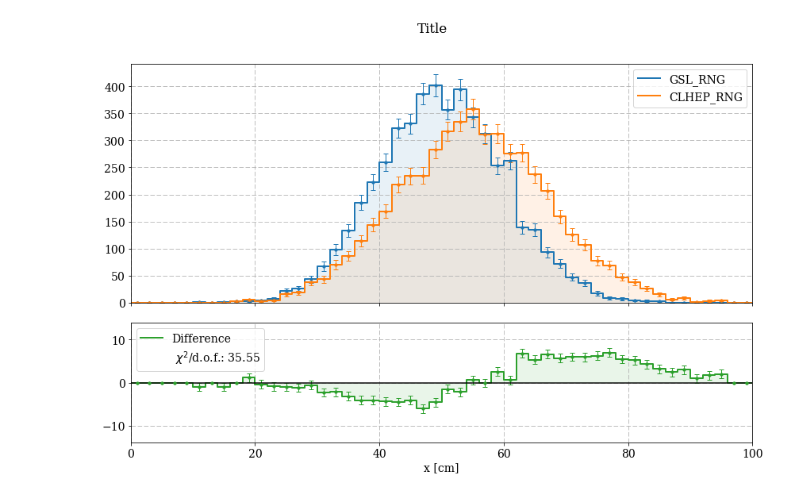
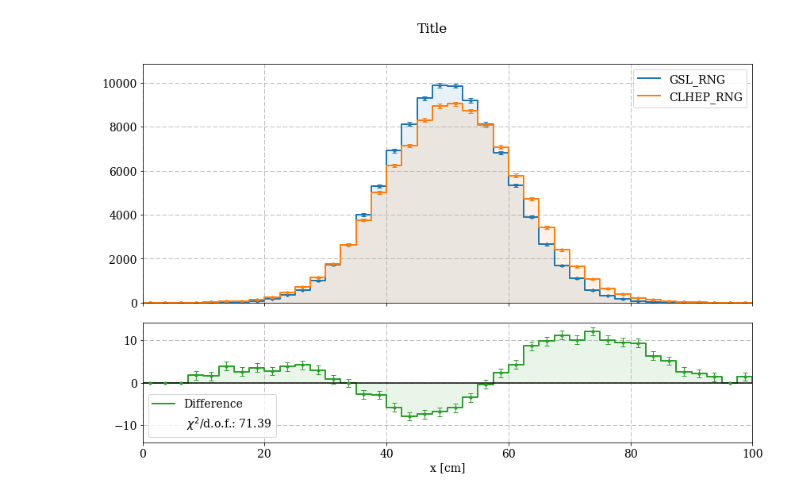
Before and after one commit to Mihail-Kostov/codingExamples, a Jupyter notebook: Plotting/HepHistWithResiduals.ipynb, the cells around one changed output. Saved outputs shown, nothing was run; the diff lists cells and outputs as text; code cells hidden in the pictures.

```diff
--- a/Plotting/HepHistWithResiduals.ipynb
+++ b/Plotting/HepHistWithResiduals.ipynb
@@ -45,9 +45,9 @@ def Hist(data,nbins,xlims):
     yerr = np.sqrt(hist)
     return bin_edges[:-1], hist, yerr
 
-def DifferencePlot(values1,values2,part,branch,xlims,title,xlabel):
-    b1,h1,e1 = Hist(values1,nbins=50,xlims=xlims)
-    b2,h2,e2 = Hist(values2,nbins=50,xlims=xlims)
+def DifferencePlot(values1,values2,nbins,xlims,title,xlabel):
+    b1,h1,e1 = Hist(values1,nbins,xlims=xlims)
+    b2,h2,e2 = Hist(values2,nbins,xlims=xlims)
 
     # Calculate residuals
     res = h2-h1
@@ -80,18 +80,18 @@ def DifferencePlot(values1,values2,part,branch,xlims,title,xlabel):
     plt.plot(0,0,lw=0,color='black',label=r' $\chi^2$/d.o.f.: %.2f' %(redchi))
     plt.axhline(0,ls='-',color='black')
     plt.legend(loc='best')
-    ylim = max(abs(normRes))*2
+    ylim = max(abs(normRes))+2
     plt.ylim(-ylim,ylim)
 
     plt.tight_layout(rect=[0, 0, 1, 0.92])
     plt.xlabel(xlabel)
     plt.show()
 # %%
-sigDistance = np.random.normal(loc=50,scale=10,size=5000)
-bkgDistance = np.random.normal(loc=55,scale=12,size=5000)
-nbins = 50
+sigDistance = np.random.normal(loc=50,scale=10,size=100000)
+bkgDistance = np.random.normal(loc=51,scale=11,size=100000)
+nbins = 40
 xlims = [0,100]
 
-DifferencePlot(sigDistance,bkgDistance,1,'x',xlims,'Title','x [cm]')
+DifferencePlot(sigDistance,bkgDistance,nbins,xlims,'Title','x [cm]')
 # %% [output]
-[figure, old version]
+[figure, new version]
```
